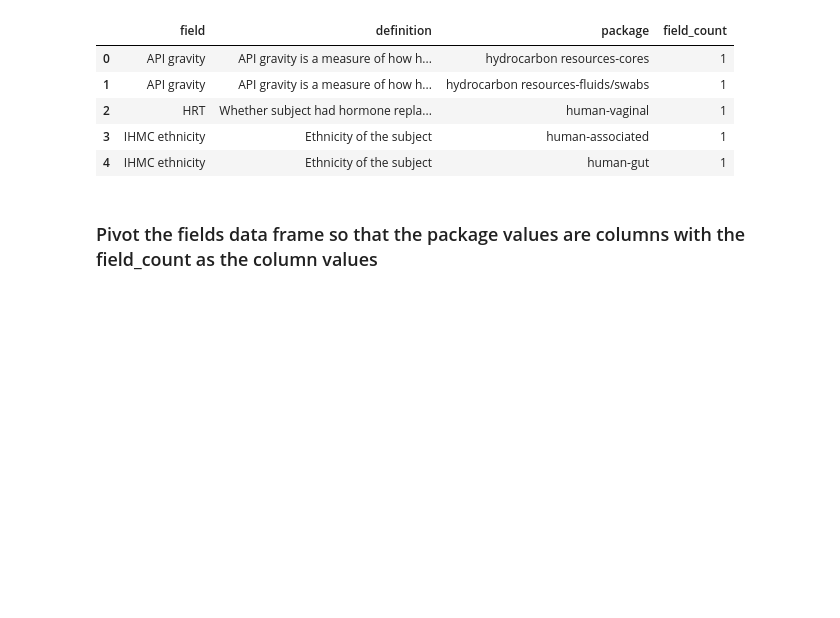
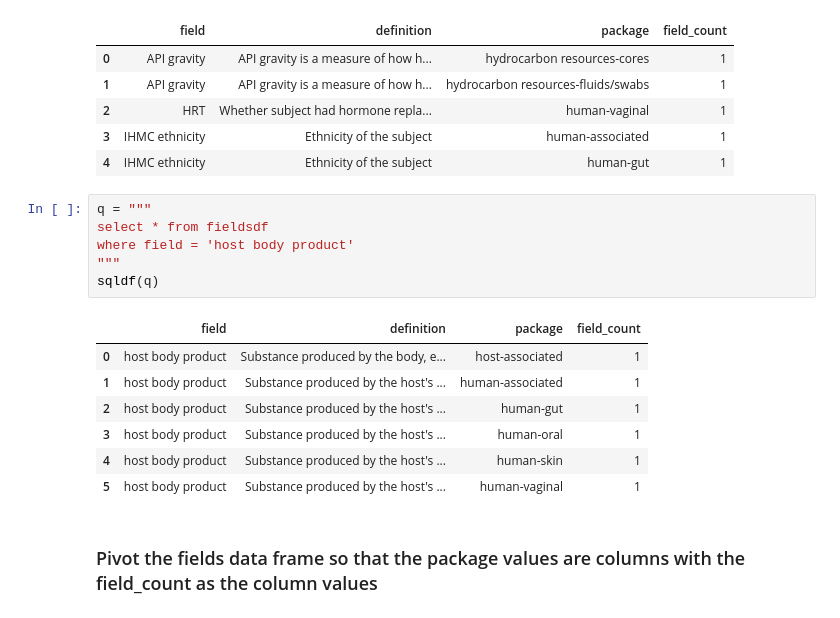
Before and after one commit to GenomicsStandardsConsortium/mixs-rdf, a Jupyter notebook: notebooks/common-mixs-package-terms.ipynb, the cells around one changed output. Cells and saved outputs as stored; diff of their text form; blank space fills up the shorter version.

```diff
--- a/notebooks/common-mixs-package-terms.ipynb
+++ b/notebooks/common-mixs-package-terms.ipynb
@@ -73,6 +109,20 @@ fieldsdf.head() # peek at data
 | 2 | HRT | Whether subject had hormone repla... | human-vaginal | 1 |
 | 3 | IHMC ethnicity | Ethnicity of the subject | human-associated | 1 |
 | 4 | IHMC ethnicity | Ethnicity of the subject | human-gut | 1 |
+# %%
+q = """
+select * from fieldsdf
+where field = 'host body product'
+"""
+sqldf(q)
+# %% [output]
+|  | field | definition | package | field_count |
+| 0 | host body product | Substance produced by the body, e... | host-associated | 1 |
+| 1 | host body product | Substance produced by the host's ... | human-associated | 1 |
+| 2 | host body product | Substance produced by the host's ... | human-gut | 1 |
+| 3 | host body product | Substance produced by the host's ... | human-oral | 1 |
+| 4 | host body product | Substance produced by the host's ... | human-skin | 1 |
+| 5 | host body product | Substance produced by the host's ... | human-vaginal | 1 |
 # %% [markdown]
 ### Pivot the fields data frame so that the package values are columns with the field_count as the column values
 # %%
```
Also changed, not shown: parts of 10 cells of this notebook, 2 other files.
